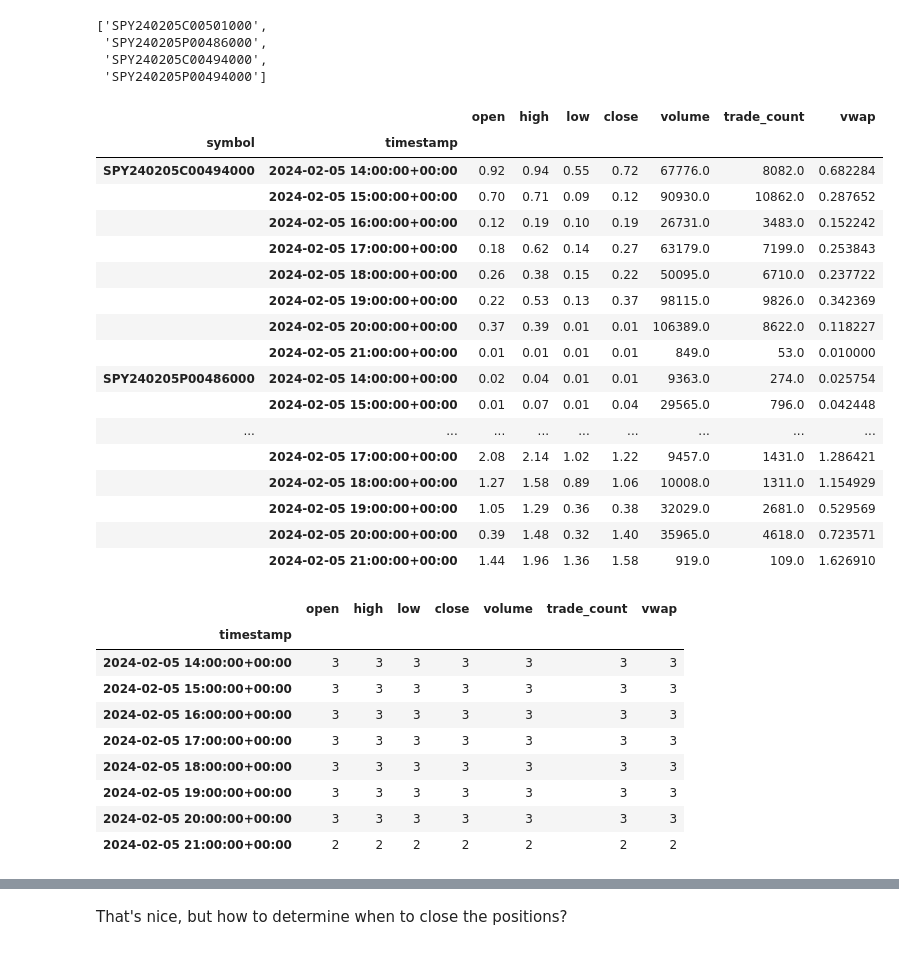
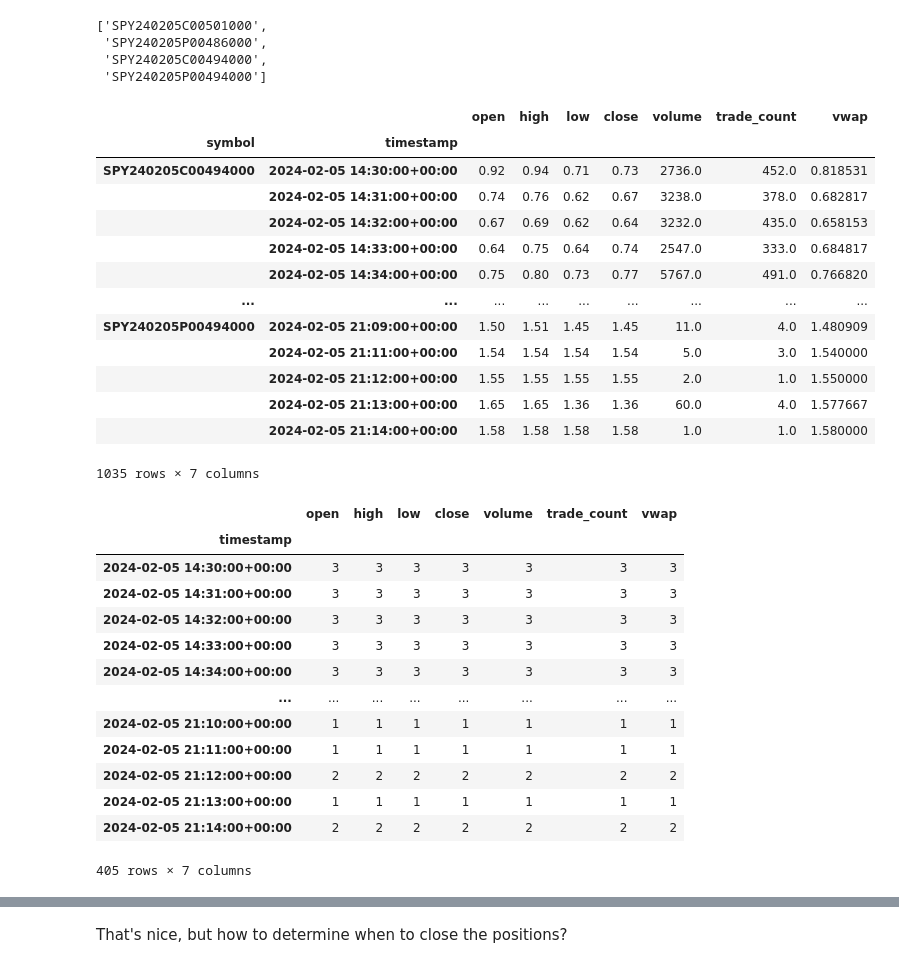
Before and after one commit to yalishanda42/stonksbot, a Jupyter notebook: options/experimento.ipynb, the cells around one changed output, grey strips where cells are left out. Cells and saved outputs as stored; diff of their text form; code cells hidden in the pictures.

```diff
--- a/options/experimento.ipynb
+++ b/options/experimento.ipynb
@@ -290,43 +290,43 @@ tickers
 # %%
 full_day_opts = options_client.get_option_bars(OptionBarsRequest(
     symbol_or_symbols=tickers,
-    timeframe=TimeFrame.Hour,  # type: ignore
+    timeframe=TimeFrame.Minute,  # type: ignore
     start=curr_date,
 ))
 full_day_opts_df = full_day_opts.df  # type: ignore
 full_day_opts_df
 # %% [output]
 |  |  | open | high | low | close | volume | trade_count | vwap |
 | symbol | timestamp |  |  |  |  |  |  |  |
-| SPY240205C00494000 | 2024-02-05 14:00:00+00:00 | 0.92 | 0.94 | 0.55 | 0.72 | 67776.0 | 8082.0 | 0.682284 |
-|  | 2024-02-05 15:00:00+00:00 | 0.70 | 0.71 | 0.09 | 0.12 | 90930.0 | 10862.0 | 0.287652 |
-|  | 2024-02-05 16:00:00+00:00 | 0.12 | 0.19 | 0.10 | 0.19 | 26731.0 | 3483.0 | 0.152242 |
-|  | 2024-02-05 17:00:00+00:00 | 0.18 | 0.62 | 0.14 | 0.27 | 63179.0 | 7199.0 | 0.253843 |
-|  | 2024-02-05 18:00:00+00:00 | 0.26 | 0.38 | 0.15 | 0.22 | 50095.0 | 6710.0 | 0.237722 |
-|  | 2024-02-05 19:00:00+00:00 | 0.22 | 0.53 | 0.13 | 0.37 | 98115.0 | 9826.0 | 0.342369 |
-|  | 2024-02-05 20:00:00+00:00 | 0.37 | 0.39 | 0.01 | 0.01 | 106389.0 | 8622.0 | 0.118227 |
-|  | 2024-02-05 21:00:00+00:00 | 0.01 | 0.01 | 0.01 | 0.01 | 849.0 | 53.0 | 0.010000 |
-| SPY240205P00486000 | 2024-02-05 14:00:00+00:00 | 0.02 | 0.04 | 0.01 | 0.01 | 9363.0 | 274.0 | 0.025754 |
-|  | 2024-02-05 15:00:00+00:00 | 0.01 | 0.07 | 0.01 | 0.04 | 29565.0 | 796.0 | 0.042448 |
+| SPY240205C00494000 | 2024-02-05 14:30:00+00:00 | 0.92 | 0.94 | 0.71 | 0.73 | 2736.0 | 452.0 | 0.818531 |
+|  | 2024-02-05 14:31:00+00:00 | 0.74 | 0.76 | 0.62 | 0.67 | 3238.0 | 378.0 | 0.682817 |
+|  | 2024-02-05 14:32:00+00:00 | 0.67 | 0.69 | 0.62 | 0.64 | 3232.0 | 435.0 | 0.658153 |
+|  | 2024-02-05 14:33:00+00:00 | 0.64 | 0.75 | 0.64 | 0.74 | 2547.0 | 333.0 | 0.684817 |
+|  | 2024-02-05 14:34:00+00:00 | 0.75 | 0.80 | 0.73 | 0.77 | 5767.0 | 491.0 | 0.766820 |
 | ... | ... | ... | ... | ... | ... | ... | ... | ... |
-|  | 2024-02-05 17:00:00+00:00 | 2.08 | 2.14 | 1.02 | 1.22 | 9457.0 | 1431.0 | 1.286421 |
-|  | 2024-02-05 18:00:00+00:00 | 1.27 | 1.58 | 0.89 | 1.06 | 10008.0 | 1311.0 | 1.154929 |
-|  | 2024-02-05 19:00:00+00:00 | 1.05 | 1.29 | 0.36 | 0.38 | 32029.0 | 2681.0 | 0.529569 |
-|  | 2024-02-05 20:00:00+00:00 | 0.39 | 1.48 | 0.32 | 1.40 | 35965.0 | 4618.0 | 0.723571 |
-|  | 2024-02-05 21:00:00+00:00 | 1.44 | 1.96 | 1.36 | 1.58 | 919.0 | 109.0 | 1.626910 |
+| SPY240205P00494000 | 2024-02-05 21:09:00+00:00 | 1.50 | 1.51 | 1.45 | 1.45 | 11.0 | 4.0 | 1.480909 |
+|  | 2024-02-05 21:11:00+00:00 | 1.54 | 1.54 | 1.54 | 1.54 | 5.0 | 3.0 | 1.540000 |
+|  | 2024-02-05 21:12:00+00:00 | 1.55 | 1.55 | 1.55 | 1.55 | 2.0 | 1.0 | 1.550000 |
+|  | 2024-02-05 21:13:00+00:00 | 1.65 | 1.65 | 1.36 | 1.36 | 60.0 | 4.0 | 1.577667 |
+|  | 2024-02-05 21:14:00+00:00 | 1.58 | 1.58 | 1.58 | 1.58 | 1.0 | 1.0 | 1.580000 |
+1035 rows × 7 columns
 # %%
 full_day_opts_df.groupby("timestamp").count()
 # %% [output]
 |  | open | high | low | close | volume | trade_count | vwap |
 | timestamp |  |  |  |  |  |  |  |
-| 2024-02-05 14:00:00+00:00 | 3 | 3 | 3 | 3 | 3 | 3 | 3 |
-| 2024-02-05 15:00:00+00:00 | 3 | 3 | 3 | 3 | 3 | 3 | 3 |
-| 2024-02-05 16:00:00+00:00 | 3 | 3 | 3 | 3 | 3 | 3 | 3 |
-| 2024-02-05 17:00:00+00:00 | 3 | 3 | 3 | 3 | 3 | 3 | 3 |
-| 2024-02-05 18:00:00+00:00 | 3 | 3 | 3 | 3 | 3 | 3 | 3 |
-| 2024-02-05 19:00:00+00:00 | 3 | 3 | 3 | 3 | 3 | 3 | 3 |
-| 2024-02-05 20:00:00+00:00 | 3 | 3 | 3 | 3 | 3 | 3 | 3 |
-| 2024-02-05 21:00:00+00:00 | 2 | 2 | 2 | 2 | 2 | 2 | 2 |
+| 2024-02-05 14:30:00+00:00 | 3 | 3 | 3 | 3 | 3 | 3 | 3 |
+| 2024-02-05 14:31:00+00:00 | 3 | 3 | 3 | 3 | 3 | 3 | 3 |
+| 2024-02-05 14:32:00+00:00 | 3 | 3 | 3 | 3 | 3 | 3 | 3 |
+| 2024-02-05 14:33:00+00:00 | 3 | 3 | 3 | 3 | 3 | 3 | 3 |
+| 2024-02-05 14:34:00+00:00 | 3 | 3 | 3 | 3 | 3 | 3 | 3 |
+| ... | ... | ... | ... | ... | ... | ... | ... |
+| 2024-02-05 21:10:00+00:00 | 1 | 1 | 1 | 1 | 1 | 1 | 1 |
+| 2024-02-05 21:11:00+00:00 | 1 | 1 | 1 | 1 | 1 | 1 | 1 |
+| 2024-02-05 21:12:00+00:00 | 2 | 2 | 2 | 2 | 2 | 2 | 2 |
+| 2024-02-05 21:13:00+00:00 | 1 | 1 | 1 | 1 | 1 | 1 | 1 |
+| 2024-02-05 21:14:00+00:00 | 2 | 2 | 2 | 2 | 2 | 2 | 2 |
+405 rows × 7 columns
 # %%
 # there are missing entries for some symbols and timestamps, we will have to artificially fill with $0.01 prices and volumes of 0
 
```
Also changed, not shown: parts of 5 cells of this notebook.
